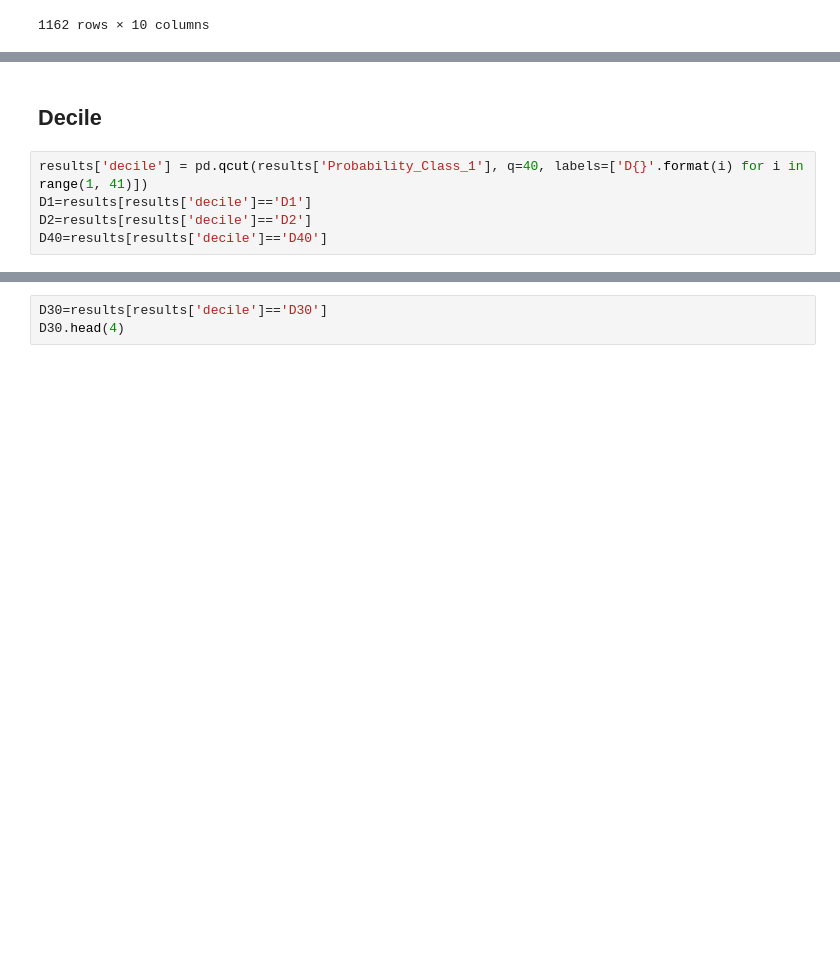
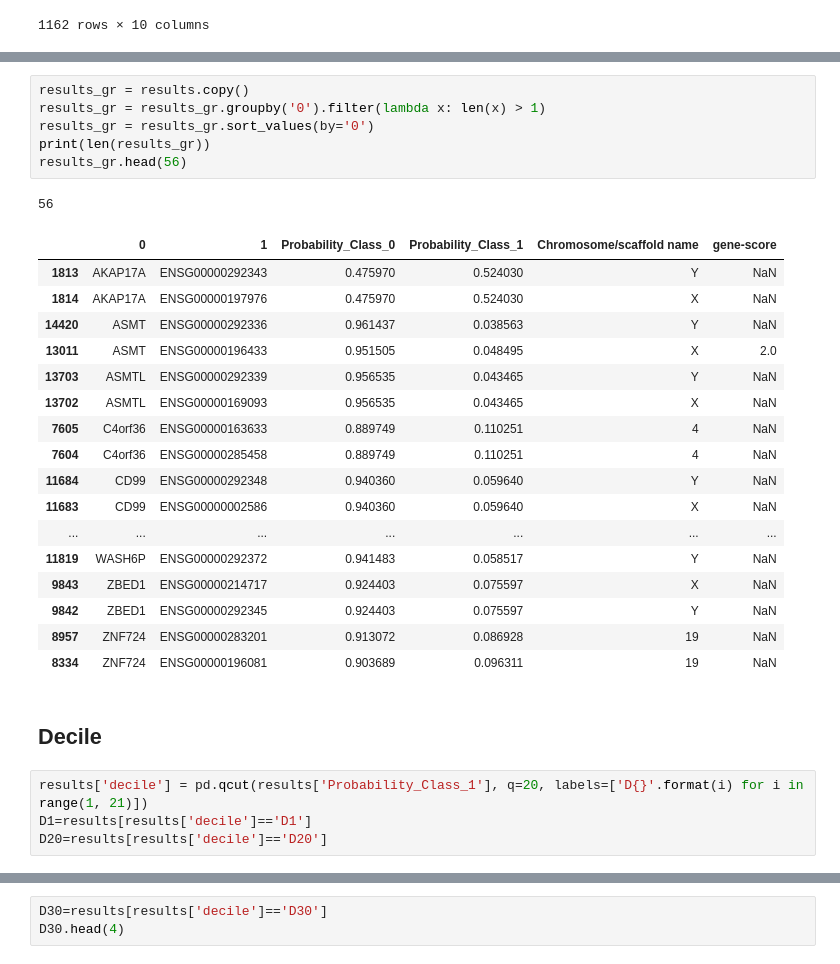
Before and after one commit to a59490/Tese_ASD_Gene_Pred, a Jupyter notebook: 5_Gene_Pred/Prot/Filter/CSV/Cr_or_Sc.ipynb, the cells around one changed output, grey strips where cells are left out. Saved outputs shown, nothing was run; the diff lists cells and outputs as text; blank space fills up the shorter version.

```diff
--- a/5_Gene_Pred/Prot/Filter/CSV/Cr_or_Sc.ipynb
+++ b/5_Gene_Pred/Prot/Filter/CSV/Cr_or_Sc.ipynb
@@ -132,11 +146,35 @@ NPIPB5       1
 KRTAP10-4    1
 GBP5         1
 Name: count, Length: 17881, dtype: int64
+# %%
+results_gr = results.copy()
+results_gr = results_gr.groupby('0').filter(lambda x: len(x) > 1)
+results_gr = results_gr.sort_values(by='0')
+print(len(results_gr))
+results_gr.head(56)
+# %% [output]
+56
+|  | 0 | 1 | Probability_Class_0 | Probability_Class_1 | Chromosome/scaffold name | gene-score |
+| 1813 | AKAP17A | ENSG00000292343 | 0.475970 | 0.524030 | Y | NaN |
+| 1814 | AKAP17A | ENSG00000197976 | 0.475970 | 0.524030 | X | NaN |
+| 14420 | ASMT | ENSG00000292336 | 0.961437 | 0.038563 | Y | NaN |
+| 13011 | ASMT | ENSG00000196433 | 0.951505 | 0.048495 | X | 2.0 |
+| 13703 | ASMTL | ENSG00000292339 | 0.956535 | 0.043465 | Y | NaN |
+| 13702 | ASMTL | ENSG00000169093 | 0.956535 | 0.043465 | X | NaN |
+| 7605 | C4orf36 | ENSG00000163633 | 0.889749 | 0.110251 | 4 | NaN |
+| 7604 | C4orf36 | ENSG00000285458 | 0.889749 | 0.110251 | 4 | NaN |
+| 11684 | CD99 | ENSG00000292348 | 0.940360 | 0.059640 | Y | NaN |
+| 11683 | CD99 | ENSG00000002586 | 0.940360 | 0.059640 | X | NaN |
+| ... | ... | ... | ... | ... | ... | ... |
+| 11819 | WASH6P | ENSG00000292372 | 0.941483 | 0.058517 | Y | NaN |
+| 9843 | ZBED1 | ENSG00000214717 | 0.924403 | 0.075597 | X | NaN |
+| 9842 | ZBED1 | ENSG00000292345 | 0.924403 | 0.075597 | Y | NaN |
+| 8957 | ZNF724 | ENSG00000283201 | 0.913072 | 0.086928 | 19 | NaN |
+| 8334 | ZNF724 | ENSG00000196081 | 0.903689 | 0.096311 | 19 | NaN |
 # %% [markdown]
 ## Decile
 # %%
-results['decile'] = pd.qcut(results['Probability_Class_1'], q=40, labels=['D{}'.format(i) for i in range(1, 41)])
+results['decile'] = pd.qcut(results['Probability_Class_1'], q=20, labels=['D{}'.format(i) for i in range(1, 21)])
 D1=results[results['decile']=='D1']
-D2=results[results['decile']=='D2']
-D40=results[results['decile']=='D40']
+D20=results[results['decile']=='D20']
 # %%
```
Also changed, not shown: parts of 6 cells of this notebook, 20 other files.
